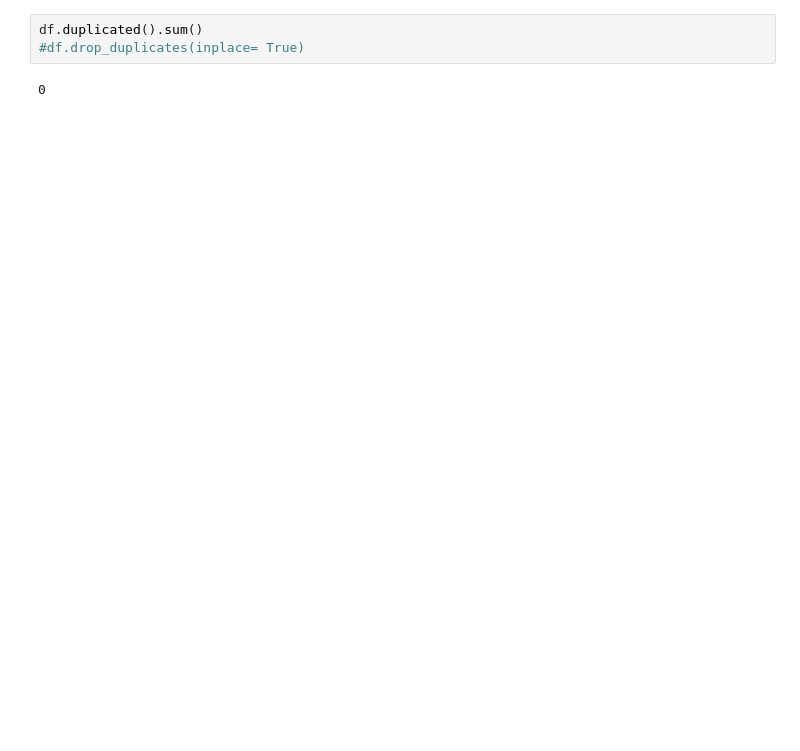
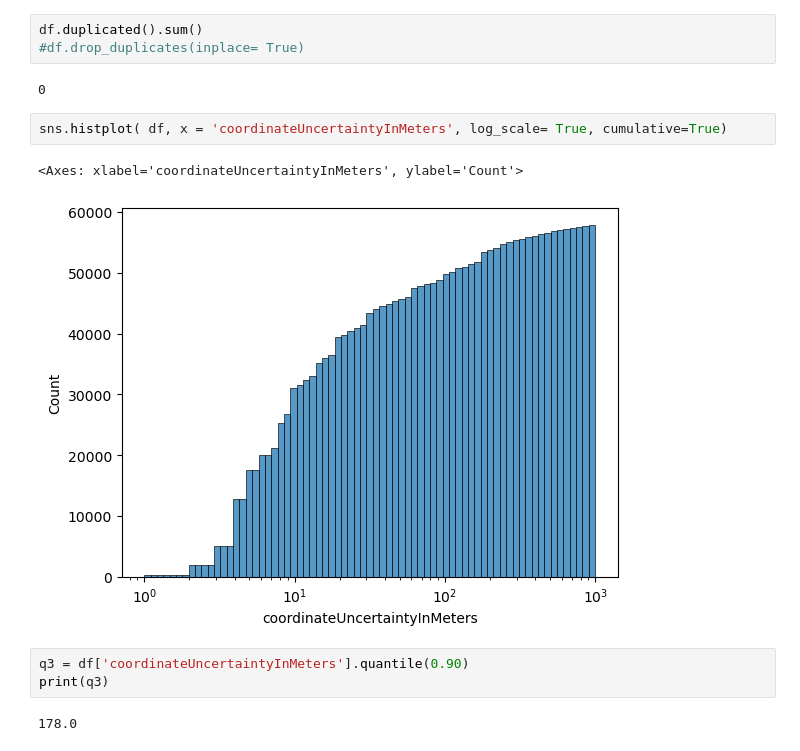
Before and after one commit to etiennegodin/CScorer, a Jupyter notebook: notebooks/preprocess/eda.ipynb, the cells around one changed output. Drawn from its saved outputs; the diff is of its cells as text; blank space fills up the shorter version.

```diff
--- a/notebooks/preprocess/eda.ipynb
+++ b/notebooks/preprocess/eda.ipynb
@@ -87,3 +88,13 @@ df.duplicated().sum()
 #df.drop_duplicates(inplace= True)
 # %% [output]
 0
+# %%
+sns.histplot( df, x = 'coordinateUncertaintyInMeters', log_scale= True, cumulative=True)
+# %% [output]
+<Axes: xlabel='coordinateUncertaintyInMeters', ylabel='Count'>
+[figure, added]
+# %%
+q3 = df['coordinateUncertaintyInMeters'].quantile(0.90)
+print(q3)
+# %% [output]
+178.0
```
Also changed, not shown: parts of 7 cells of this notebook, 6 other files.
